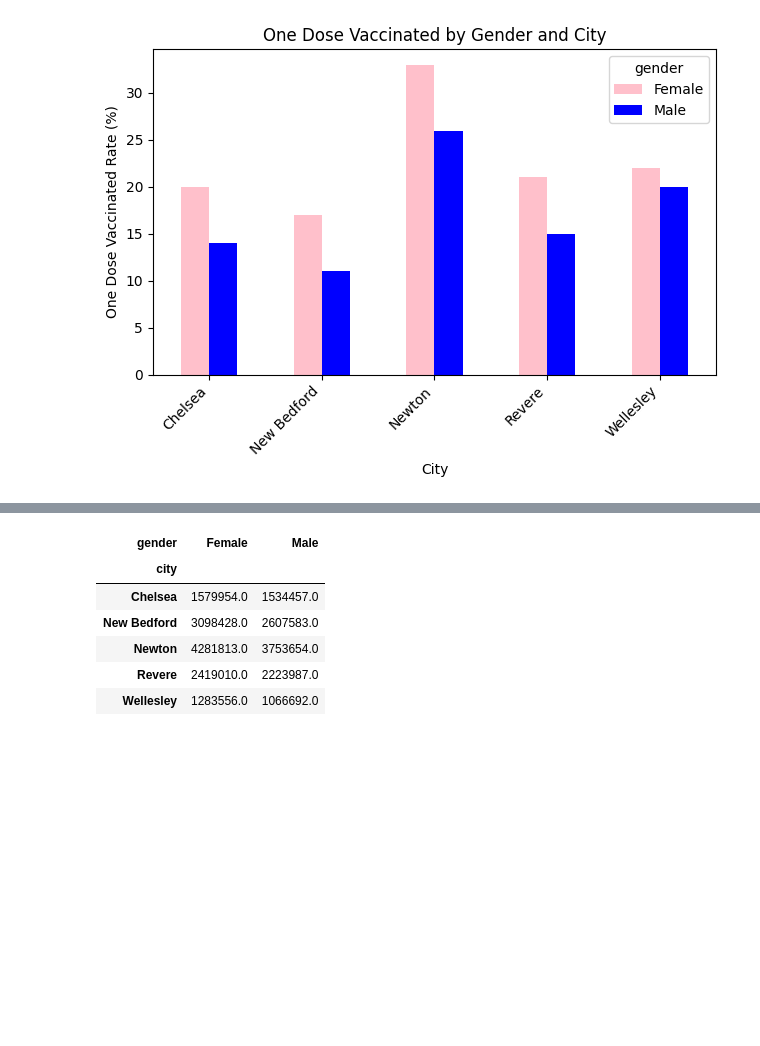
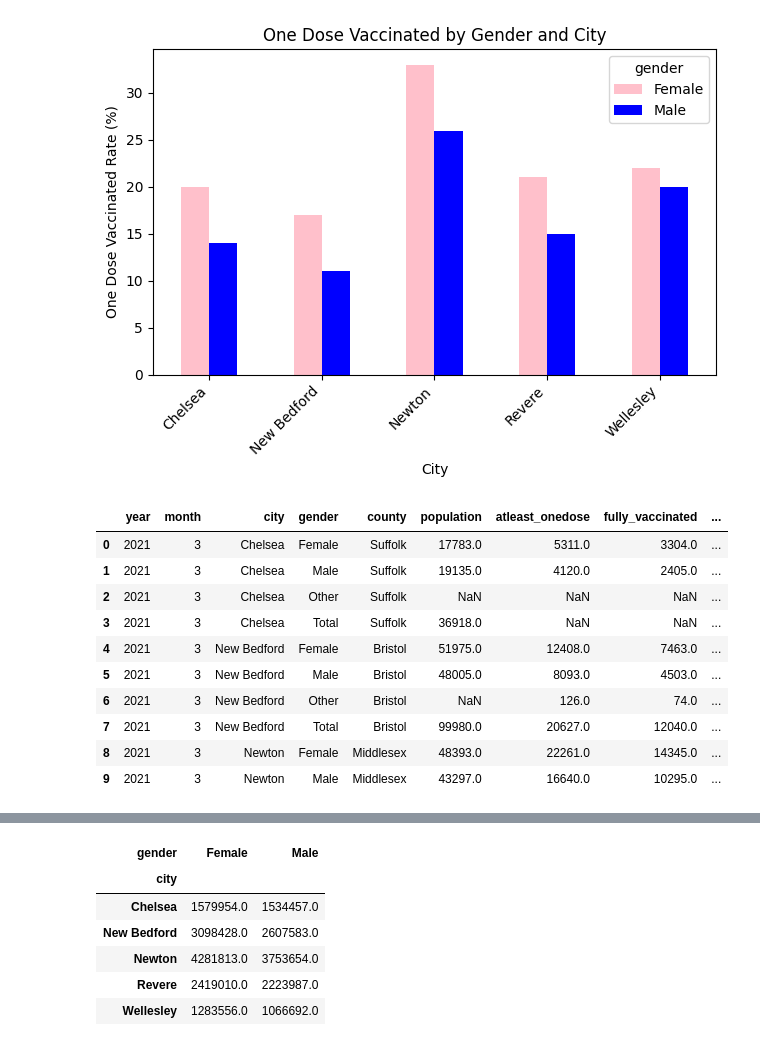
Before and after one commit to BU-Spark/ds-bch-vaccine-equity, a Jupyter notebook: fa23-team/src/sex_vaccination_rate.ipynb, the cells around one changed output, grey strips where cells are left out. Saved outputs shown, nothing was run; the diff lists cells and outputs as text; code cells hidden in the pictures; blank space fills up the shorter version.

```diff
--- a/fa23-team/src/sex_vaccination_rate.ipynb
+++ b/fa23-team/src/sex_vaccination_rate.ipynb
@@ -160,3 +162,24 @@ plt.show()
 # %% [output]
 <Figure size 800x600 with 0 Axes>
 [figure]
+# %%
+# 2. transform data into monthly data
+
+# Group by 'year', 'month', 'city', and 'race' and then take the max
+monthly_data = vac_data.drop(columns=['date'])
+monthly_data = monthly_data.groupby(['year', 'month', 'city', 'gender']).max().reset_index()
+
+
+monthly_data.head(10)
+# %% [output]
+|  | year | month | city | gender | county | population | atleast_onedose | fully_vaccinated | ... |
+| 0 | 2021 | 3 | Chelsea | Female | Suffolk | 17783.0 | 5311.0 | 3304.0 | ... |
+| 1 | 2021 | 3 | Chelsea | Male | Suffolk | 19135.0 | 4120.0 | 2405.0 | ... |
+| 2 | 2021 | 3 | Chelsea | Other | Suffolk | NaN | NaN | NaN | ... |
+| 3 | 2021 | 3 | Chelsea | Total | Suffolk | 36918.0 | NaN | NaN | ... |
+| 4 | 2021 | 3 | New Bedford | Female | Bristol | 51975.0 | 12408.0 | 7463.0 | ... |
+| 5 | 2021 | 3 | New Bedford | Male | Bristol | 48005.0 | 8093.0 | 4503.0 | ... |
+| 6 | 2021 | 3 | New Bedford | Other | Bristol | NaN | 126.0 | 74.0 | ... |
+| 7 | 2021 | 3 | New Bedford | Total | Bristol | 99980.0 | 20627.0 | 12040.0 | ... |
+| 8 | 2021 | 3 | Newton | Female | Middlesex | 48393.0 | 22261.0 | 14345.0 | ... |
+| 9 | 2021 | 3 | Newton | Male | Middlesex | 43297.0 | 16640.0 | 10295.0 | ... |
```
Also changed, not shown: parts of 14 cells of this notebook.
